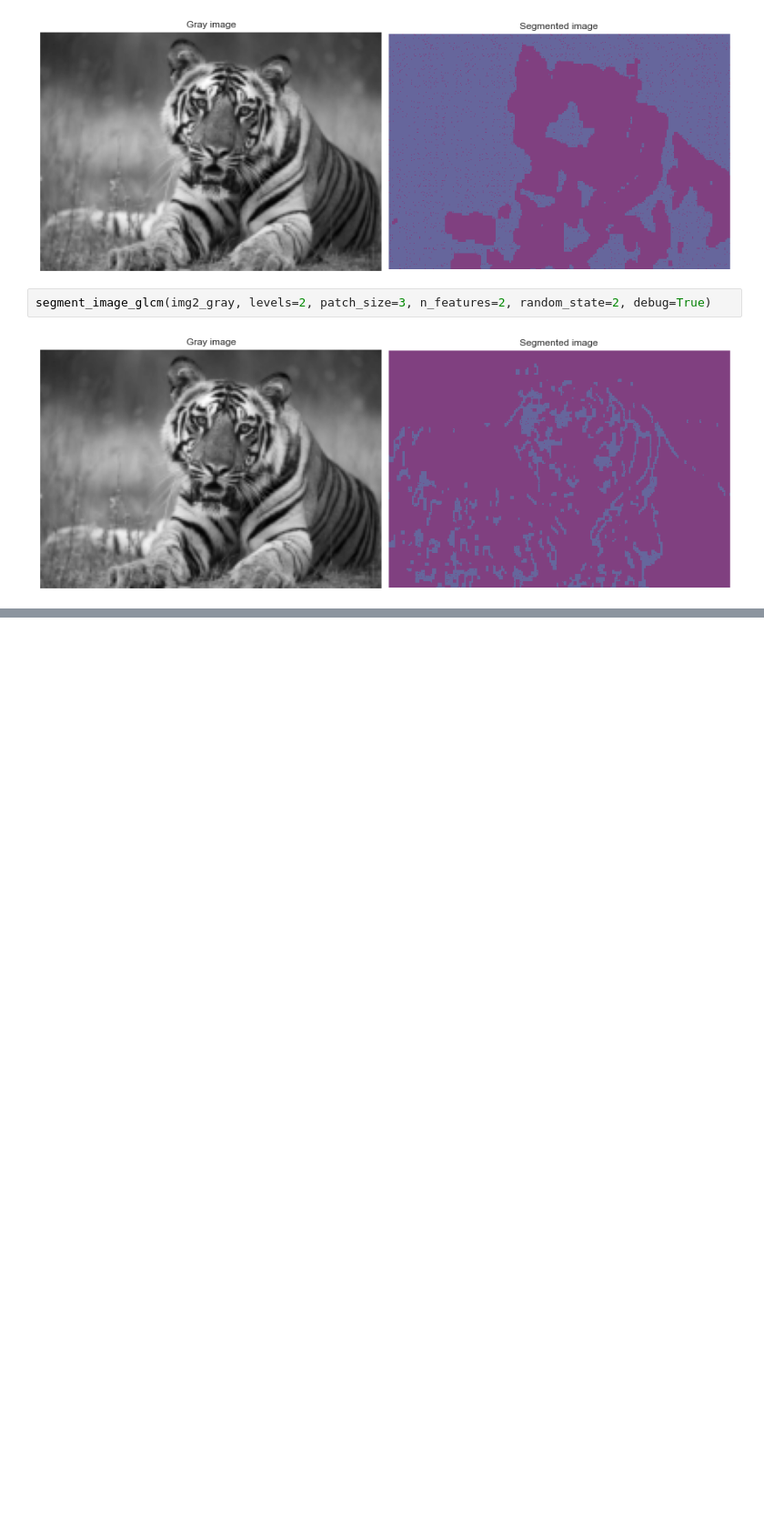
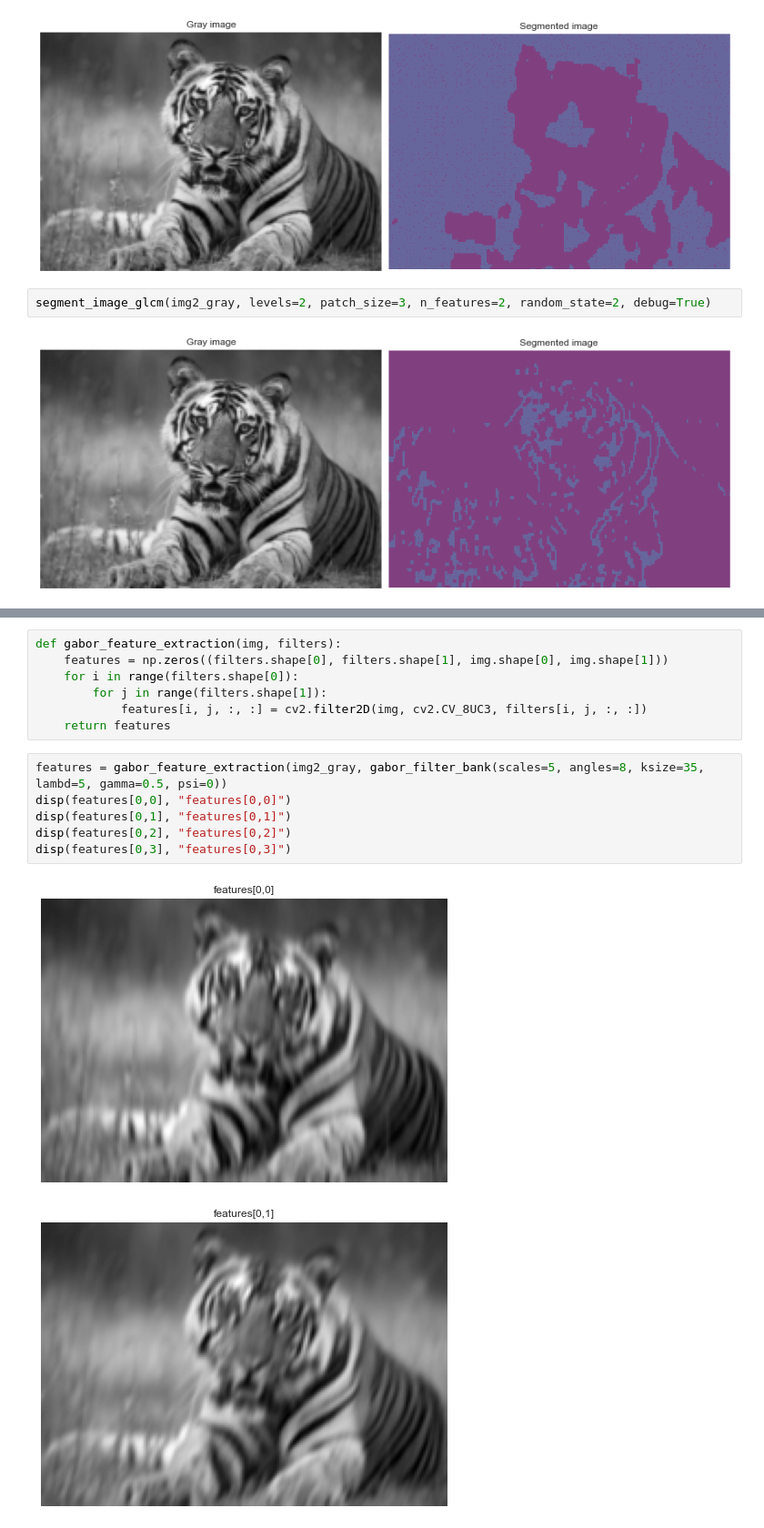
Before and after one commit to Gholamrezadar/CV_HW4, a Jupyter notebook: Question_1.ipynb, the cells around one changed output, grey strips where cells are left out. Shown at 91% size. Drawn from its saved outputs; the diff is of its cells as text; blank space fills up the shorter version.

```diff
--- a/Question_1.ipynb
+++ b/Question_1.ipynb
@@ -408,0 +453,16 @@ segment_image_glcm(img2_gray, levels=2, patch_size=3, n_features=2, random_state
+# %%
+def gabor_feature_extraction(img, filters):
+    features = np.zeros((filters.shape[0], filters.shape[1], img.shape[0], img.shape[1]))
+    for i in range(filters.shape[0]):
+        for j in range(filters.shape[1]):
+            features[i, j, :, :] = cv2.filter2D(img, cv2.CV_8UC3, filters[i, j, :, :])
+    return features
+# %%
+features = gabor_feature_extraction(img2_gray, gabor_filter_bank(scales=5, angles=8, ksize=35, lambd=5, gamma=0.5, psi=0))
+disp(features[0,0], "features[0,0]")
+disp(features[0,1], "features[0,1]")
+disp(features[0,2], "features[0,2]")
+disp(features[0,3], "features[0,3]")
+# %% [output]
+[figure, added]
+[figure, added]
```
Also changed, not shown: parts of 12 cells of this notebook.
